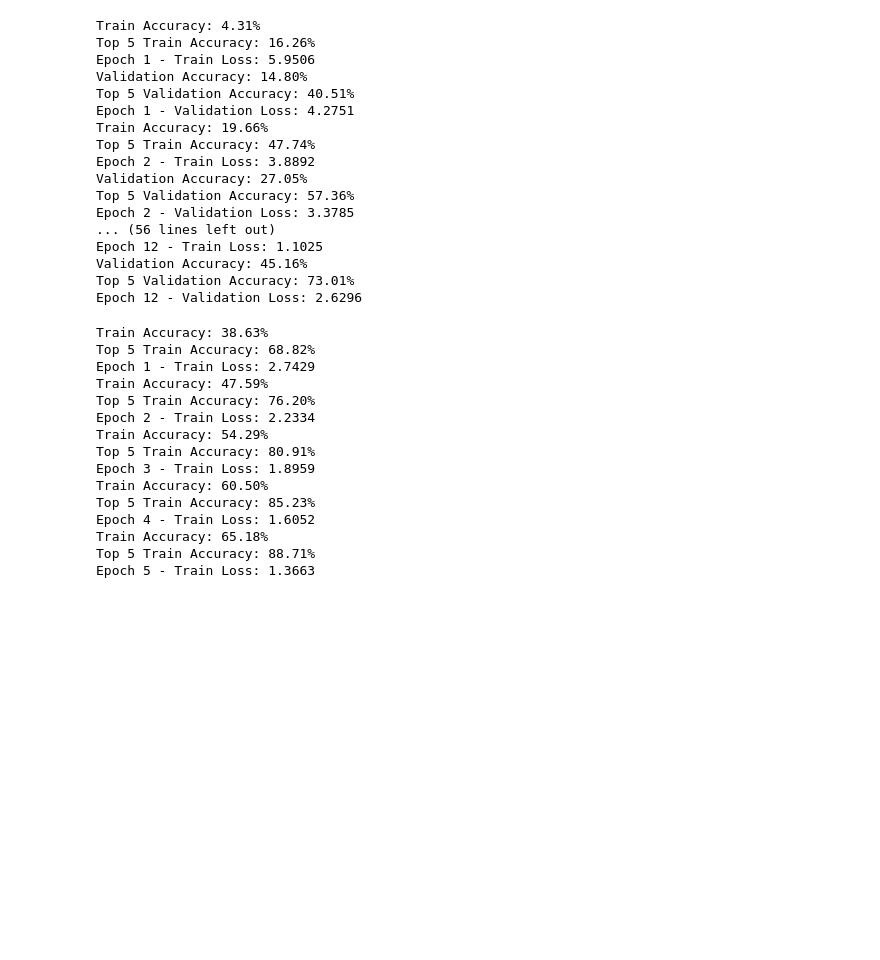
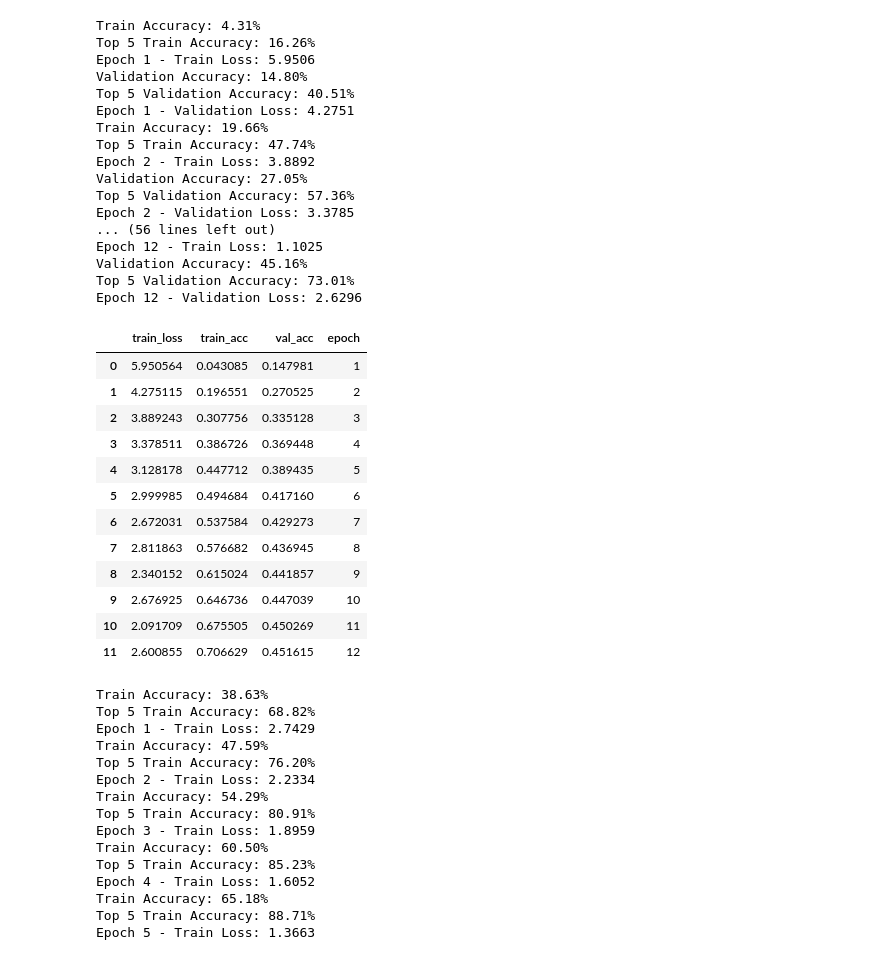
Before and after one commit to sean-og8/inat-amls2-project, a Jupyter notebook: src/model/efficientnet_bird_metadata_cnn.ipynb, the cells around one changed output. Drawn from its saved outputs; the diff is of its cells as text; code cells hidden in the pictures; blank space fills up the shorter version.

Commit message:
fixing eval metrics tracking and created eval plot code

```diff
--- a/src/model/efficientnet_bird_metadata_cnn.ipynb
+++ b/src/model/efficientnet_bird_metadata_cnn.ipynb
@@ -369,7 +369,7 @@ def train_model(model, model_name, train_loader, val_loader, criterion, optimize
             val_loss, val_acc = run_epoch(model, val_loader, criterion, None, epoch, mode="validation")
         # store metrics
         train_loss_list.append(train_loss)
-        train_loss_list.append(val_loss)
+        val_loss_list.append(val_loss)
         train_acc_list.append(train_acc)
         val_acc_list.append(val_acc)
         # early stopping
@@ -513,3 +594,22 @@ Epoch 12 - Validation Loss: 2.6296
+# %%
+plot_df = pd.DataFrame.from_dict(eval_metrics)
+plot_df["epoch"] = plot_df.index + 1
+# %%
+plot_df
+# %% [output]
+|  | train_loss | train_acc | val_acc | epoch |
+| 0 | 5.950564 | 0.043085 | 0.147981 | 1 |
+| 1 | 4.275115 | 0.196551 | 0.270525 | 2 |
+| 2 | 3.889243 | 0.307756 | 0.335128 | 3 |
+| 3 | 3.378511 | 0.386726 | 0.369448 | 4 |
+| 4 | 3.128178 | 0.447712 | 0.389435 | 5 |
+| 5 | 2.999985 | 0.494684 | 0.417160 | 6 |
+| 6 | 2.672031 | 0.537584 | 0.429273 | 7 |
+| 7 | 2.811863 | 0.576682 | 0.436945 | 8 |
+| 8 | 2.340152 | 0.615024 | 0.441857 | 9 |
+| 9 | 2.676925 | 0.646736 | 0.447039 | 10 |
+| 10 | 2.091709 | 0.675505 | 0.450269 | 11 |
+| 11 | 2.600855 | 0.706629 | 0.451615 | 12 |
 # %%
 # Load the checkpoint
 checkpoint = torch.load(f"runs/model_pretrained_efficientnet_contextual_data_b0.pth")
```
Also changed, not shown: parts of 3 cells of this notebook, 2 other files.
